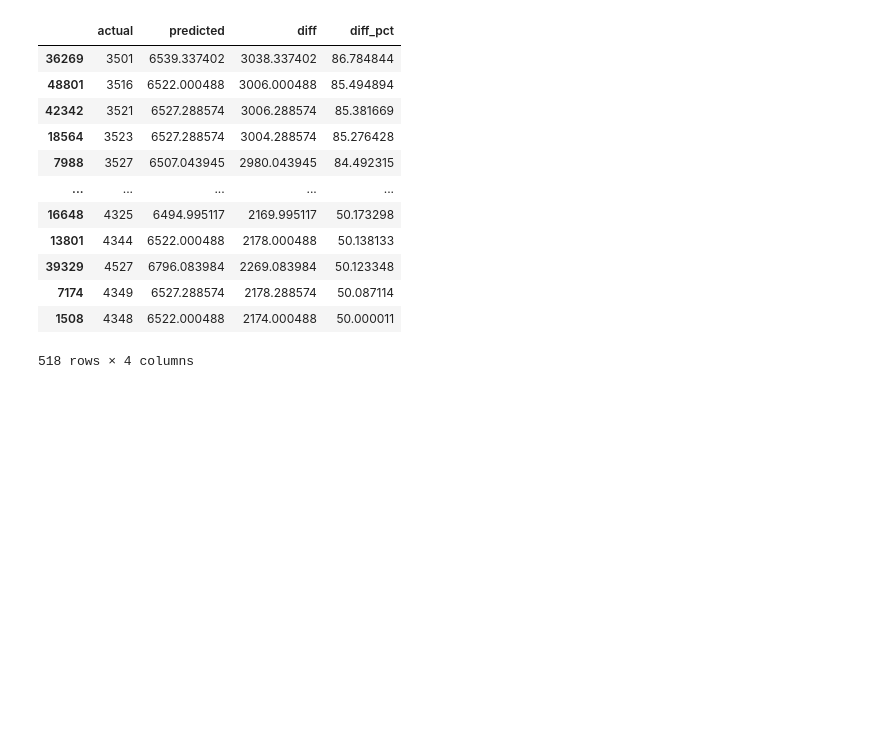
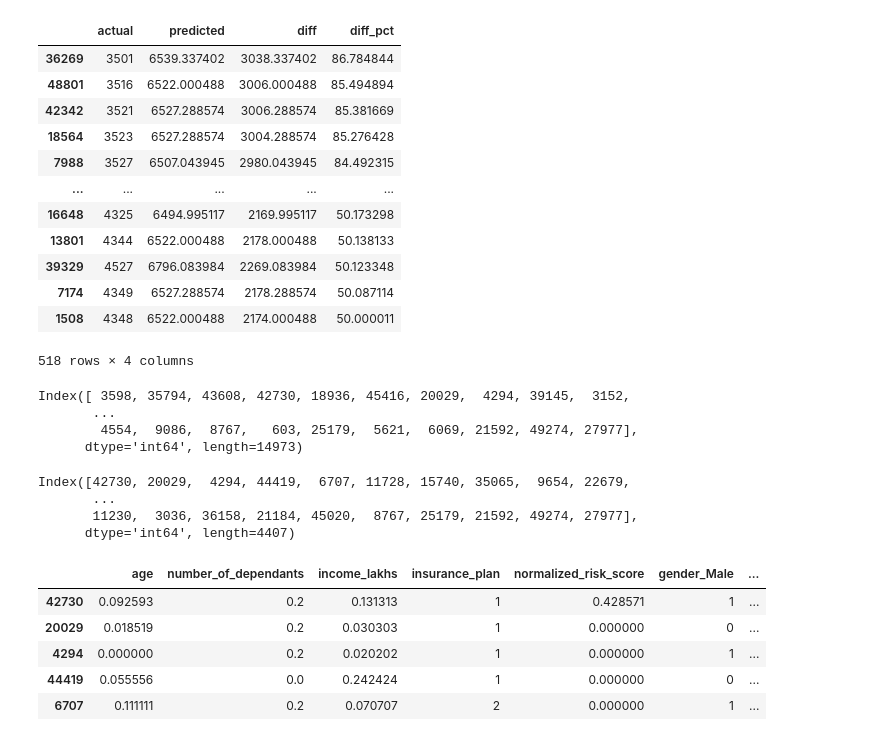
Before and after one commit to Hanishka-Kela/Healthcare-Premium-Prediction--Regression-, a Jupyter notebook: Data_resources/ml_prediction.ipynb, the cells around one changed output. Cells and saved outputs as stored; diff of their text form; code cells hidden in the pictures; blank space fills up the shorter version.

```diff
--- a/Data_resources/ml_prediction.ipynb
+++ b/Data_resources/ml_prediction.ipynb
@@ -679,3 +679,27 @@ results_df[np.abs(results_df.diff_pct)>50].sort_values(by='diff_pct',ascending=F
 | 7174 | 4349 | 6527.288574 | 2178.288574 | 50.087114 |
 | 1508 | 4348 | 6522.000488 | 2174.000488 | 50.000011 |
 518 rows × 4 columns
+# %%
+X_test.index
+# %% [output]
+Index([ 3598, 35794, 43608, 42730, 18936, 45416, 20029,  4294, 39145,  3152,
+       ...
+        4554,  9086,  8767,   603, 25179,  5621,  6069, 21592, 49274, 27977],
+      dtype='int64', length=14973)
+# %%
+extreme_results_df.index
+# %% [output]
+Index([42730, 20029,  4294, 44419,  6707, 11728, 15740, 35065,  9654, 22679,
+       ...
+       11230,  3036, 36158, 21184, 45020,  8767, 25179, 21592, 49274, 27977],
+      dtype='int64', length=4407)
+# %%
+extreme_errors_df = X_test.loc[extreme_results_df.index]
+extreme_errors_df.head()
+# %% [output]
+|  | age | number_of_dependants | income_lakhs | insurance_plan | normalized_risk_score | gender_Male | ... |
+| 42730 | 0.092593 | 0.2 | 0.131313 | 1 | 0.428571 | 1 | ... |
+| 20029 | 0.018519 | 0.2 | 0.030303 | 1 | 0.000000 | 0 | ... |
+| 4294 | 0.000000 | 0.2 | 0.020202 | 1 | 0.000000 | 1 | ... |
+| 44419 | 0.055556 | 0.0 | 0.242424 | 1 | 0.000000 | 0 | ... |
+| 6707 | 0.111111 | 0.2 | 0.070707 | 2 | 0.000000 | 1 | ... |
```
Also changed, not shown: parts of 3 cells of this notebook.
